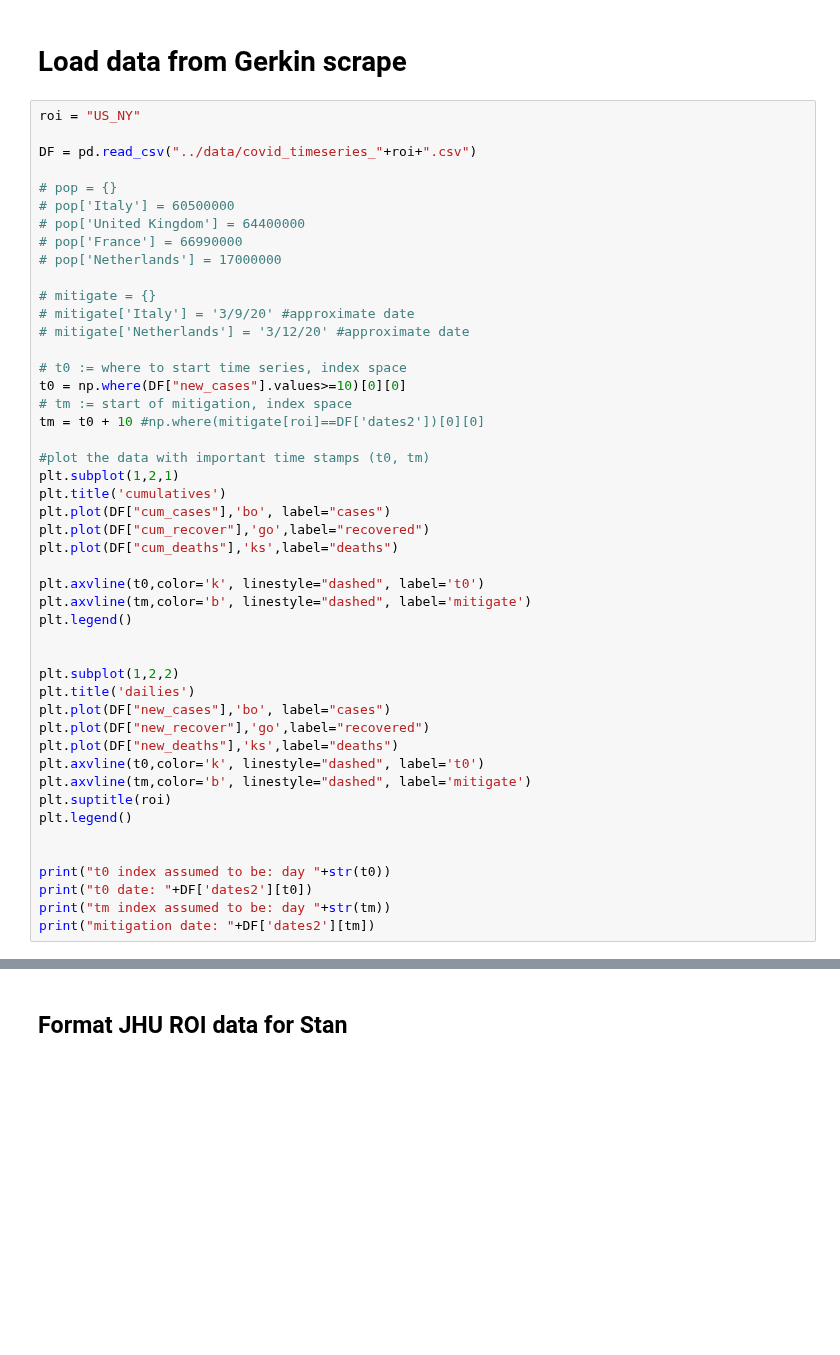
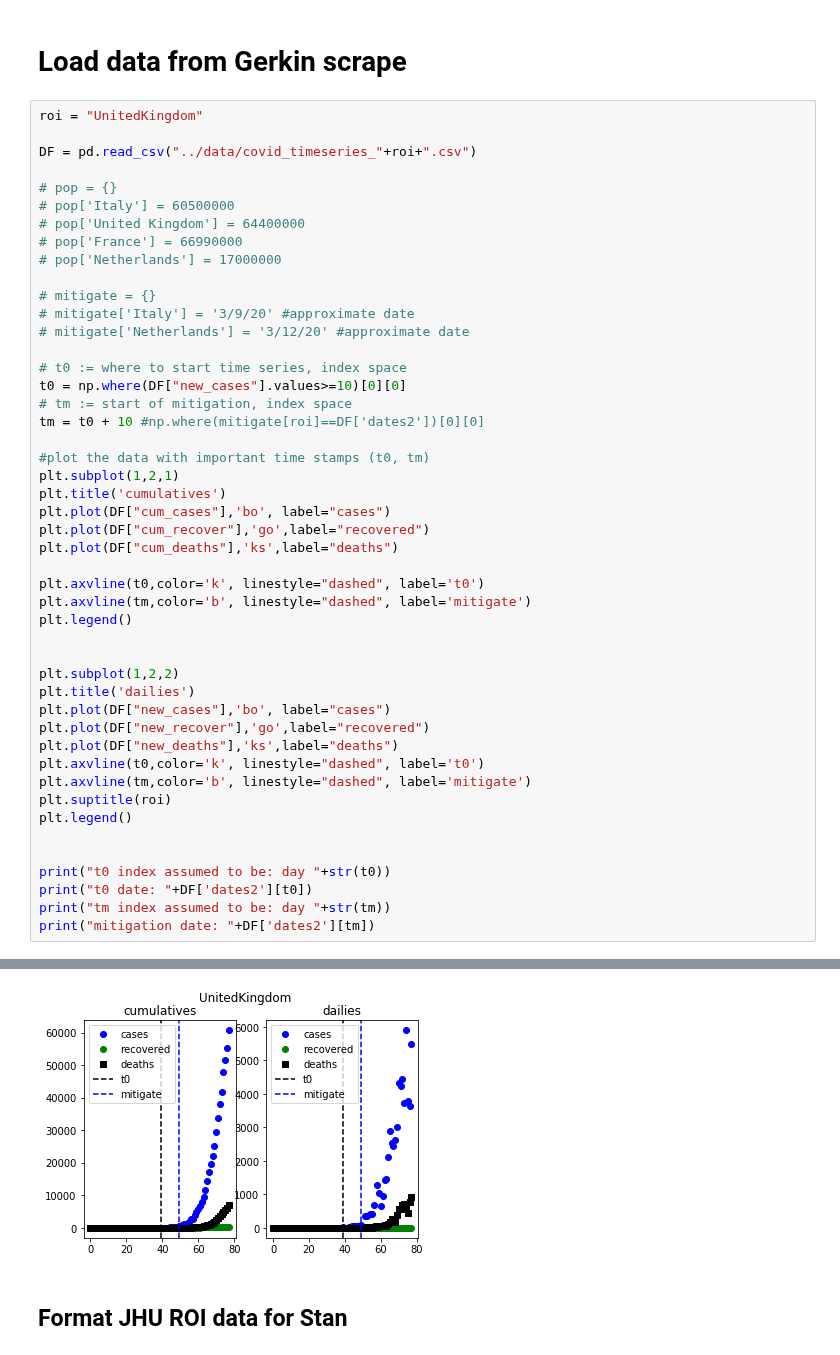
Before and after one commit to ccc1685/covid-19, a Jupyter notebook: Stan/MBS_epidemic_ccclinearrd_gerkin_beta.ipynb, the cells around one changed output, grey strips where cells are left out. Saved outputs shown, nothing was run; the diff lists cells and outputs as text; blank space fills up the shorter version.

```diff
--- a/Stan/MBS_epidemic_ccclinearrd_gerkin_beta.ipynb
+++ b/Stan/MBS_epidemic_ccclinearrd_gerkin_beta.ipynb
@@ -230,7 +230,7 @@ stanrunmodel = pickle.load(open('stanrunmodel.pkl', 'rb'))
 # %% [markdown]
 # Load data from Gerkin scrape
 # %%
-roi = "US_NY"
+roi = "UnitedKingdom"
 
 DF = pd.read_csv("../data/covid_timeseries_"+roi+".csv")
 
@@ -276,3 +276,4 @@ print("t0 index assumed to be: day "+str(t0))
 print("t0 date: "+DF['dates2'][t0])
 print("tm index assumed to be: day "+str(tm))
 print("mitigation date: "+DF['dates2'][tm])
+# %% [output]
@@ -279,3 +284,4 @@ print("mitigation date: "+DF['dates2'][tm])
+[figure, added]
 # %% [markdown]
 ## Format JHU ROI data for Stan
 # %%
```
Also changed, not shown: parts of 6 cells of this notebook, 5 other files.
